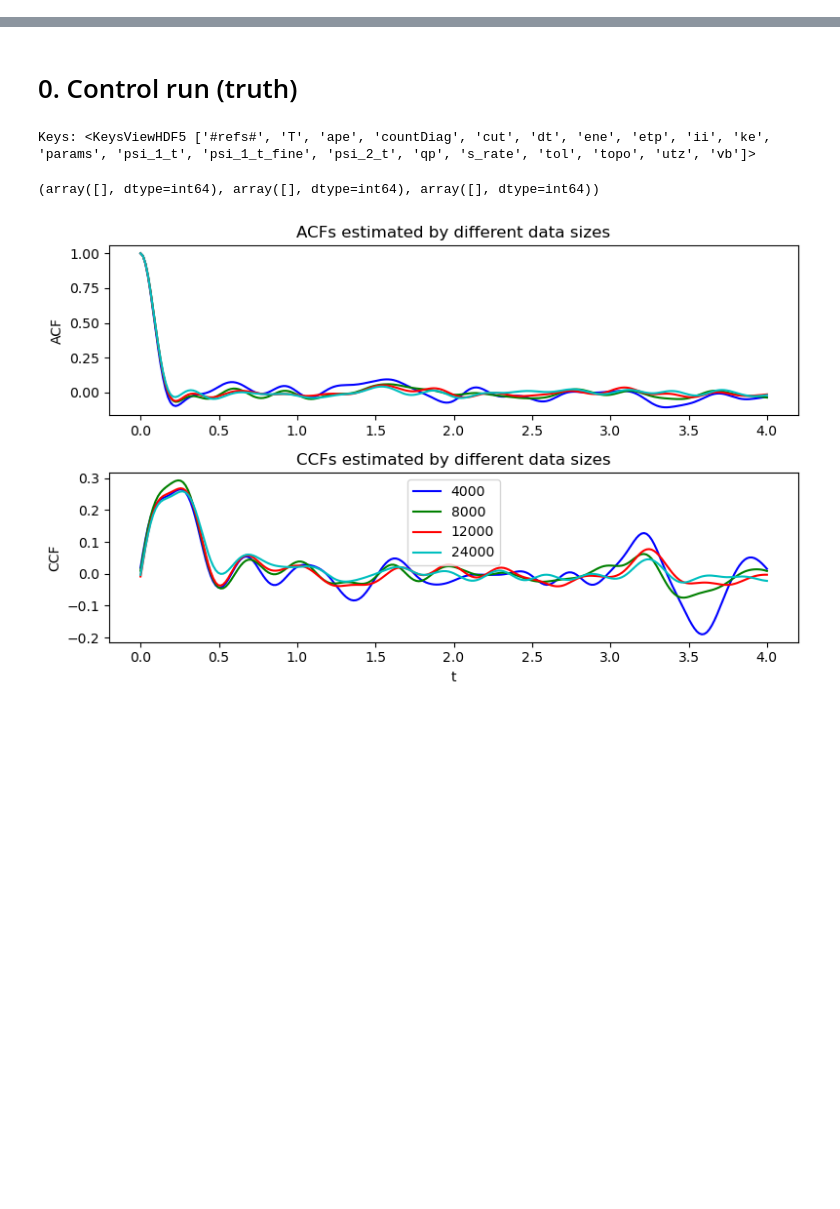
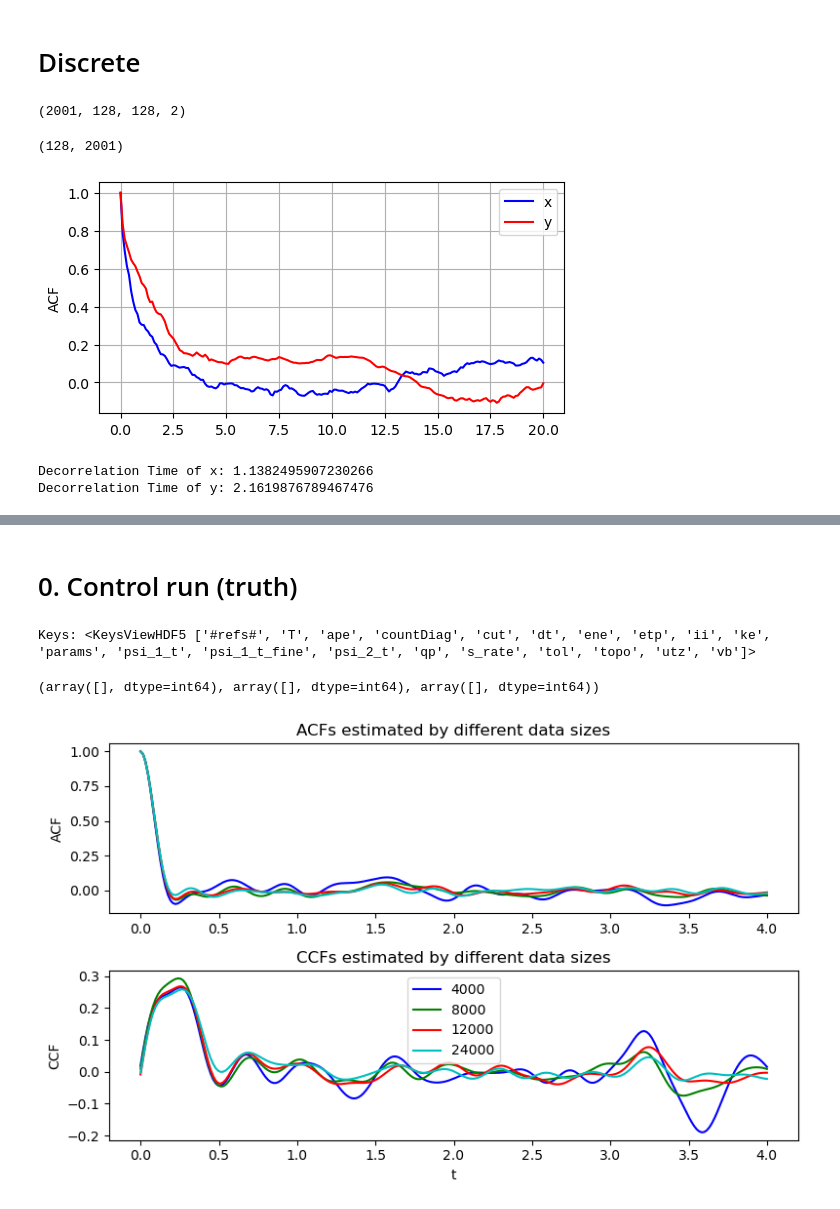
Before and after one commit to zhongruiw/DAnPE_CGKN, a Jupyter notebook: code/DAnPE_CGKN.ipynb, the cells around one changed output, grey strips where cells are left out. Drawn from its saved outputs; the diff is of its cells as text; code cells hidden in the pictures; blank space fills up the shorter version.

```diff
--- a/code/DAnPE_CGKN.ipynb
+++ b/code/DAnPE_CGKN.ipynb
@@ -24,3 +24,29 @@ from time import time
 
 # fix the random seed
 np.random.seed(2024)
+# %% [markdown]
+# Discrete
+# %%
+data = np.load('../data/qg_truth.npz')
+psi_truth = data['psi_t']
+x_t = data['x_t']
+y_t = data['y_t']
+K = data['K'].item()
+H = data['H'].item()
+kd = data['kd'].item()
+kb = data['kb'].item()
+U = data['U'].item()
+r = data['r'].item()
+H = data['H'].item()
+dt = data['dt'].item()
+L = data['L'].item()
+sigma_xy = data['sigma_xy'].item()
+dt_ob = data['dt_ob'].item()
+# %%
+psi_truth.shape
+# %% [output]
+(2001, 128, 128, 2)
+# %%
+x_t.shape
+# %% [output]
+(128, 2001)
@@ -26,0 +59,23 @@ np.random.seed(2024)
+# %%
+from scipy.integrate import simpson
+
+Lag = 200
+acf_x = acf(x_t[0,:], nlags=Lag)
+acf_y = acf(y_t[0,:], nlags=Lag)
+tt = np.linspace(0, Lag*dt_ob, num=Lag+1, endpoint=True)
+plt.figure(figsize=(6, 3))
+plt.plot(tt, acf_x, color='b', label='x')
+plt.plot(tt, acf_y, color='r', label='y')
+plt.ylabel('ACF')
+plt.legend()
+plt.grid()
+plt.show()
+
+decorr_time = simpson(acf_x, dx=dt_ob)
+print(f'Decorrelation Time of x: {decorr_time}')
+decorr_time = simpson(acf_y, dx=dt_ob)
+print(f'Decorrelation Time of y: {decorr_time}')
+# %% [output]
+[figure, added]
+Decorrelation Time of x: 1.1382495907230266
+Decorrelation Time of y: 2.1619876789467476
```
Also changed, not shown: parts of 25 cells of this notebook, 7 other files.
